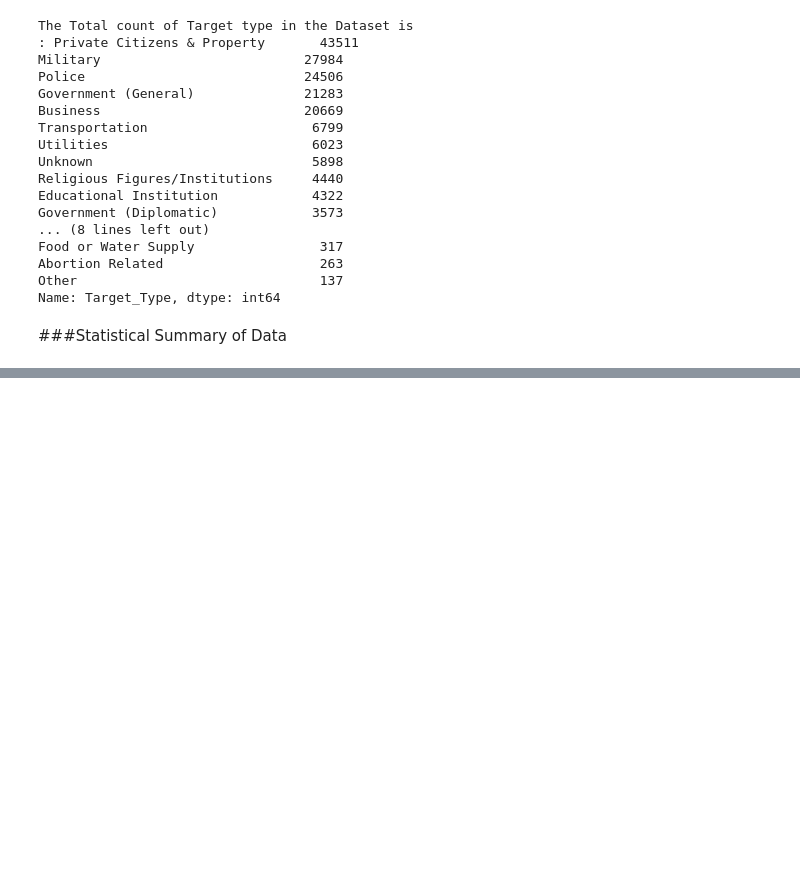
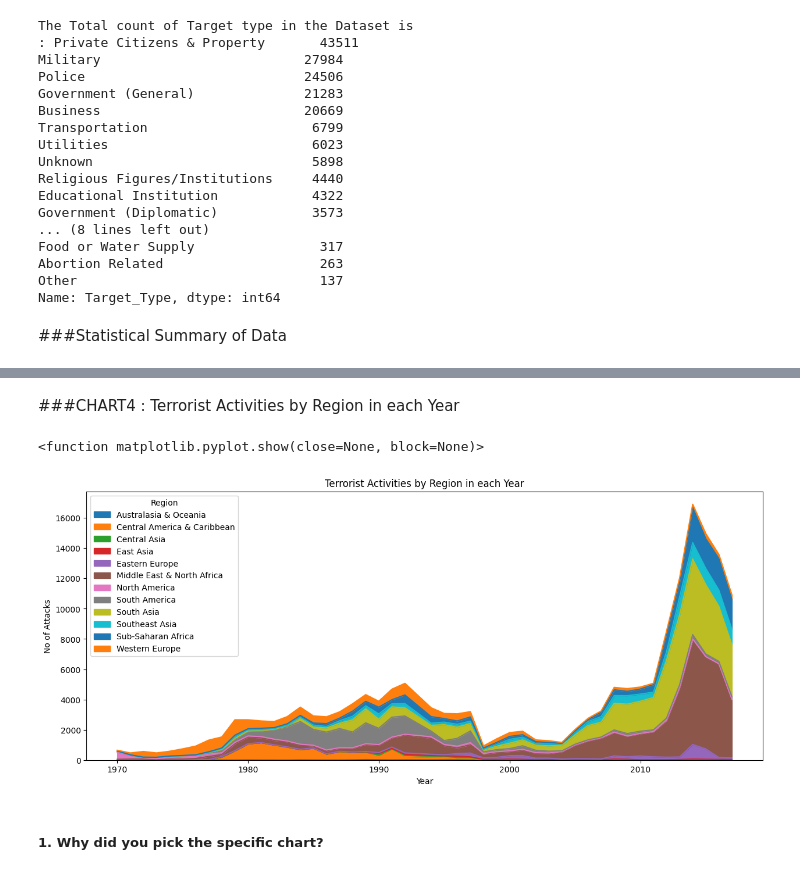
Before and after one commit to Priyankamishra2098/Global-terrorism-dataset-EDA, a Jupyter notebook: EDA_Project.ipynb, the cells around one changed output, grey strips where cells are left out. Drawn from its saved outputs; the diff is of its cells as text; code cells hidden in the pictures; blank space fills up the shorter version.

```diff
--- a/EDA_Project.ipynb
+++ b/EDA_Project.ipynb
@@ -315,0 +422,13 @@ df.describe()
+# %% [markdown]
+###CHART4 : Terrorist Activities by Region in each Year
+# %%
+# Crosstab to visualize the Terrorist activities across region in different year
+pd.crosstab(df.Year,df.Region).plot(kind = 'area',figsize=(15,6))
+plt.title("Terrorist Activities by Region in each Year")
+plt.ylabel("No of Attacks")
+plt.show
+# %% [output]
+<function matplotlib.pyplot.show(close=None, block=None)>
+[figure, added]
+# %% [markdown]
+##### 1. Why did you pick the specific chart?
```
Also changed, not shown: parts of 22 cells of this notebook.
